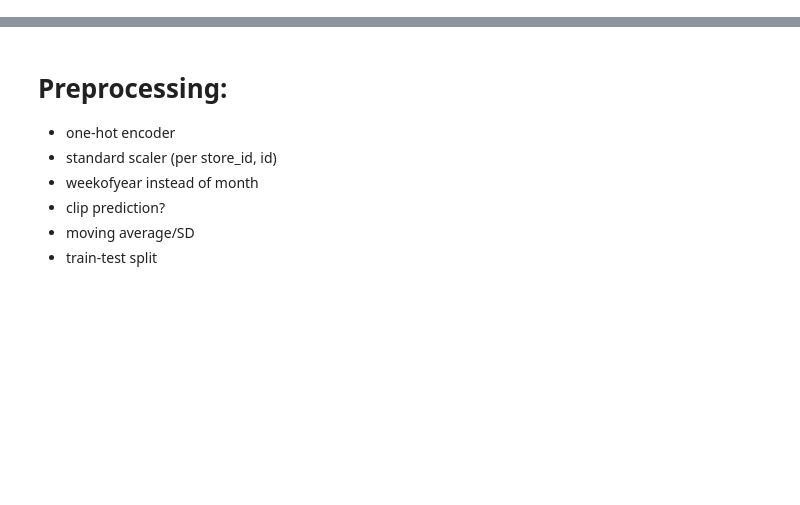
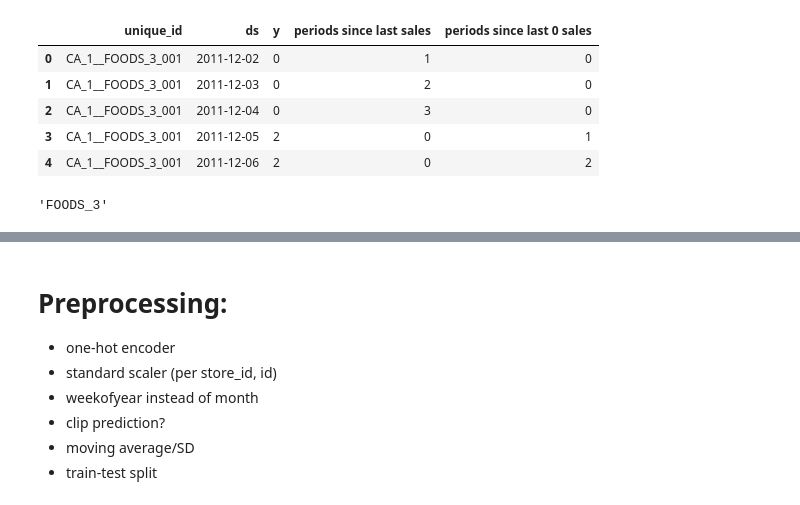
Before and after one commit to galkampel/M5-Forecasting, a Jupyter notebook: notebooks/preprocessing.ipynb, the cells around one changed output, grey strips where cells are left out. Cells and saved outputs as stored; diff of their text form; code cells hidden in the pictures; blank space fills up the shorter version.

```diff
--- a/notebooks/preprocessing.ipynb
+++ b/notebooks/preprocessing.ipynb
@@ -28,0 +53,13 @@ df_targets = pd.read_csv("../data/processed/target_features_2012-01-01_2015-12-3
+# %%
+df_targets.head()
+# %% [output]
+|  | unique_id | ds | y | periods since last sales | periods since last 0 sales |
+| 0 | CA_1__FOODS_3_001 | 2011-12-02 | 0 | 1 | 0 |
+| 1 | CA_1__FOODS_3_001 | 2011-12-03 | 0 | 2 | 0 |
+| 2 | CA_1__FOODS_3_001 | 2011-12-04 | 0 | 3 | 0 |
+| 3 | CA_1__FOODS_3_001 | 2011-12-05 | 2 | 0 | 1 |
+| 4 | CA_1__FOODS_3_001 | 2011-12-06 | 2 | 0 | 2 |
+# %%
+'_'.join("CA_1__FOODS_3_001".split("_")[-3: -1])
+# %% [output]
+'FOODS_3'
```
Also changed, not shown: parts of 14 cells of this notebook, 6 other files.
